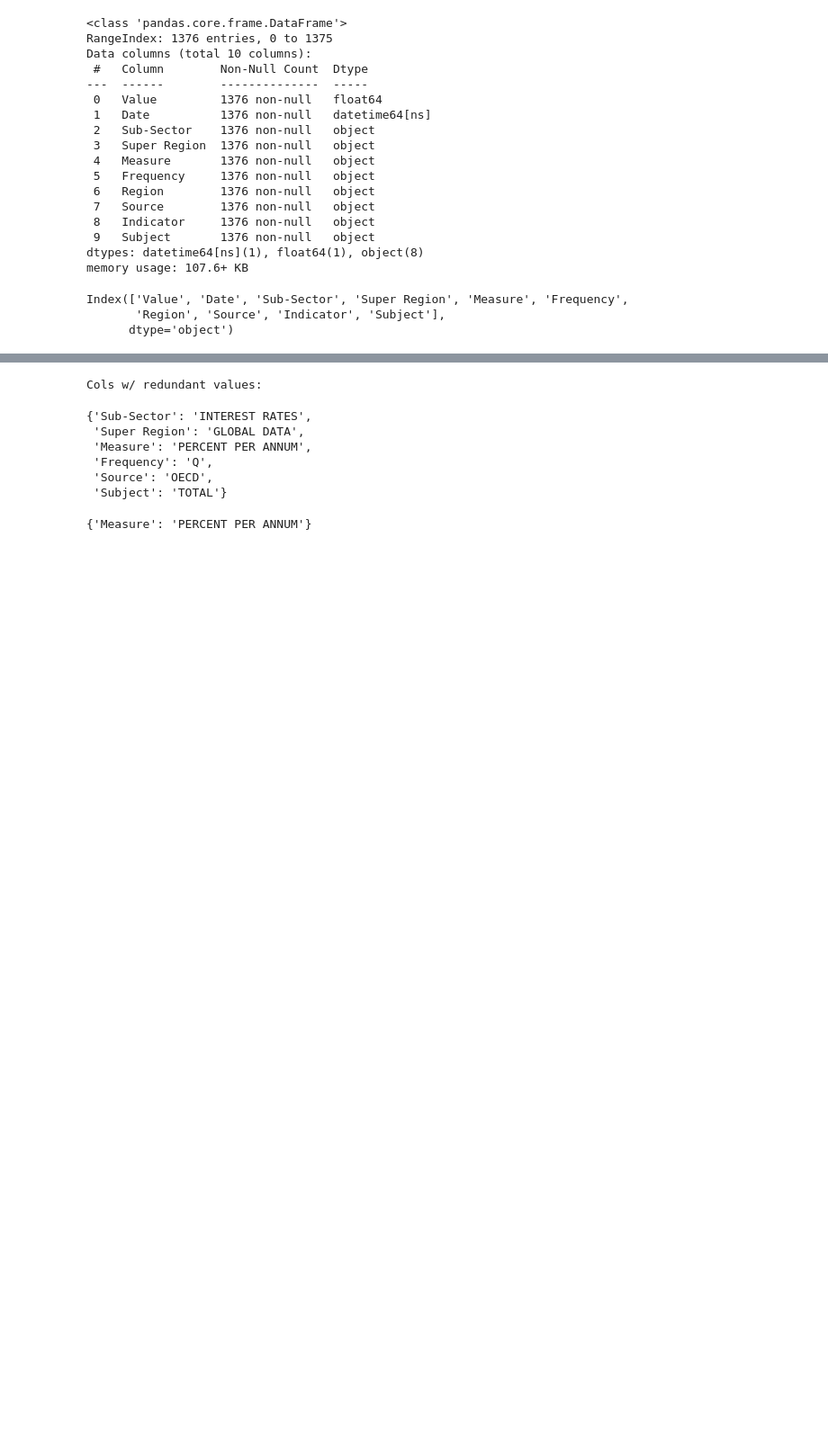
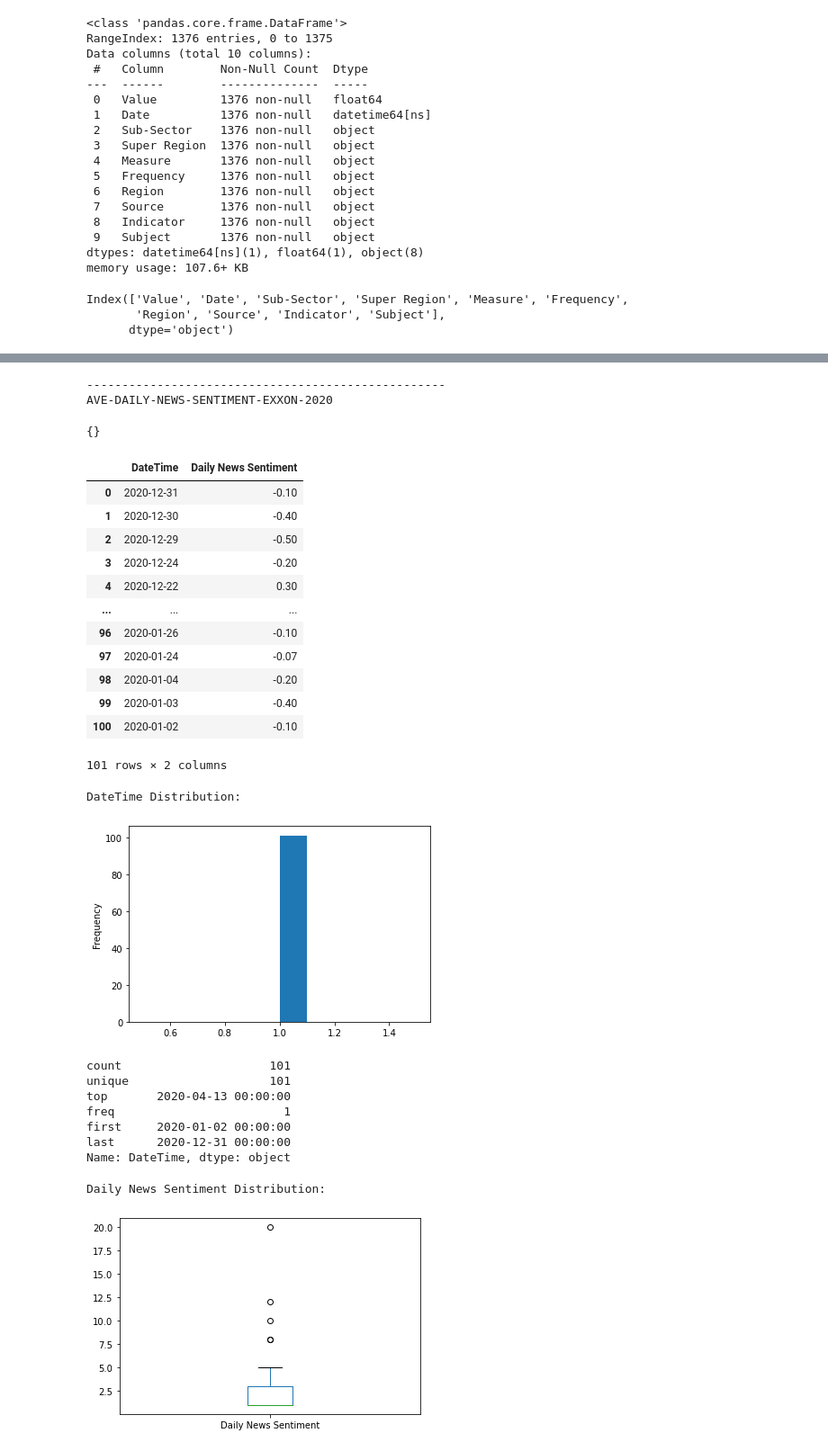
Before and after one commit to griffinbran/Scratchpad, a Jupyter notebook: code/RMDS-2021-Preview.ipynb, the cells around one changed output, grey strips where cells are left out. Shown at 90% size. Saved outputs shown, nothing was run; the diff lists cells and outputs as text; code cells hidden in the pictures; blank space fills up the shorter version.

Commit message:
Added time-series template notebook, needs update.

```diff
--- a/code/RMDS-2021-Preview.ipynb
+++ b/code/RMDS-2021-Preview.ipynb
@@ -896,10 +846,0 @@ def FuncName( df ):
-# %%
-FuncName(interestrates_df)
-# %% [output]
-Cols w/ redundant values:
-{'Sub-Sector': 'INTEREST RATES',
- 'Super Region': 'GLOBAL DATA',
- 'Measure': 'PERCENT PER ANNUM',
- 'Frequency': 'Q',
- 'Source': 'OECD',
- 'Subject': 'TOTAL'}
@@ -912,4 +847,42 @@ if key not in dict_df.keys():
-# %%
-dict_df
-# %% [output]
-{'Measure': 'PERCENT PER ANNUM'}
+# %%
+# Import Operating System Module
+import os
+directory = '../data/'
+for filename in os.listdir(directory):
+    if filename.endswith(".csv"):
+        filepath = os.path.join(directory, filename)
+        raw_df = pd.read_csv(filepath, infer_datetime_format = True)
+        print('---------------------------------------------------')
+        print(filename[:-4].upper())
+        print()
+        df, redund_dict1 = preprocess_data(raw_df)
+    else:
+        continue
+# %% [output]
+---------------------------------------------------
+AVE-DAILY-NEWS-SENTIMENT-EXXON-2020
+{}
+|  | DateTime | Daily News Sentiment |
+| 0 | 2020-12-31 | -0.10 |
+| 1 | 2020-12-30 | -0.40 |
+| 2 | 2020-12-29 | -0.50 |
+| 3 | 2020-12-24 | -0.20 |
+| 4 | 2020-12-22 | 0.30 |
+| ... | ... | ... |
+| 96 | 2020-01-26 | -0.10 |
+| 97 | 2020-01-24 | -0.07 |
+| 98 | 2020-01-04 | -0.20 |
+| 99 | 2020-01-03 | -0.40 |
+| 100 | 2020-01-02 | -0.10 |
+101 rows × 2 columns
+DateTime Distribution:
+[figure, added]
+count                     101
+unique                    101
+top       2020-04-13 00:00:00
+freq                        1
+first     2020-01-02 00:00:00
+last      2020-12-31 00:00:00
+Name: DateTime, dtype: object
+Daily News Sentiment Distribution:
+[figure, added]
```
Also changed, not shown: parts of 16 cells of this notebook, 2 other files.
